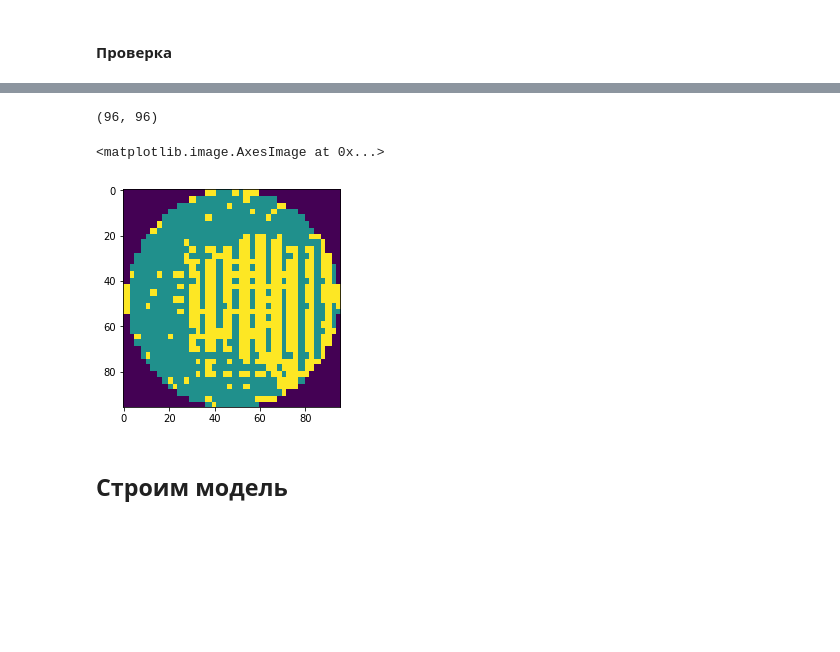
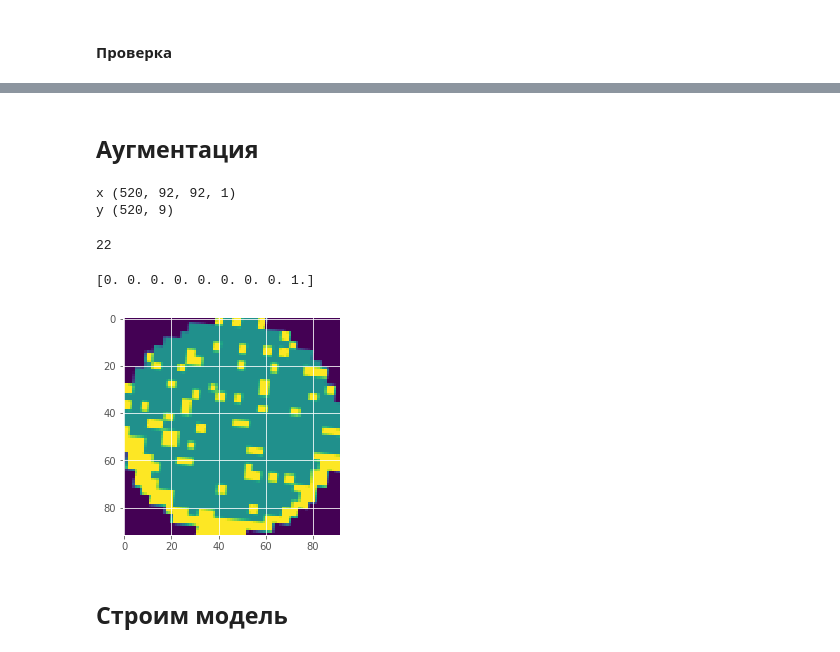
Before and after one commit to Keleas/Wafer_maps, a Jupyter notebook: WM-811k Wafermap.ipynb, the cells around one changed output, grey strips where cells are left out. Drawn from its saved outputs; the diff is of its cells as text; code cells hidden in the pictures; blank space fills up the shorter version.

```diff
--- a/WM-811k Wafermap.ipynb
+++ b/WM-811k Wafermap.ipynb
@@ -199,7 +210,7 @@ Using TensorFlow backend.
 # %%
 EPOCHS = 75
 INIT_LR = 1e-3
-IMAGE_DIMS = (96 , 96 , 1)
-BATCH_SIZE = 52
+IMAGE_DIMS = (92 , 92 , 1)
+BATCH_SIZE = 520
 # %% [markdown]
 ## Reshape всех карт
@@ -231,8 +271,8 @@ def make_image_gen(in_df, batch_size=BATCH_SIZE):
             out_class += [row.failureNum]
             if len(out_map) >= batch_size:
                 out_map = np.array(out_map)
-                out_map = out_map.reshape(out_map.shape[0], 96, 96, 1)
-                yield np.stack(out_map, 0), np.array(np_utils.to_categorical(out_class, num_classes=8))
+                out_map = out_map.reshape(out_map.shape[0], 92, 92, 1)
+                yield np.stack(out_map, 0), np.array(np_utils.to_categorical(out_class, num_classes=9))
                 out_map = []
                 out_class = []
 # %% [markdown]
@@ -265,12 +303,46 @@ Wall time: 7.98 ms
-# %%
-valid_x[0][:,:,0].shape
-# %% [output]
-(96, 96)
-# %%
-plt.imshow(valid_x[0][:,:,0])
-# %% [output]
-<matplotlib.image.AxesImage at 0x...>
-[figure, removed]
+# %% [markdown]
+## Аугментация
+# %%
+from keras.preprocessing.image import ImageDataGenerator
+
+dg_args = dict(featurewise_center = False,
+                  samplewise_center = False,
+                  rotation_range = 15,
+                  horizontal_flip = True,
+                  vertical_flip = True)
+
+image_gen = ImageDataGenerator(**dg_args)
+label_gen = ImageDataGenerator()
+
+def create_aug_gen(in_gen, seed = None):
+    np.random.seed(seed if seed is not None else np.random.choice(range(9999)))
+    for in_x, in_y in in_gen:
+        # keep the seeds syncronized otherwise the augmentation
+        # to the images is different from the masks
+        g_x = image_gen.flow(in_x,
+                             batch_size = in_x.shape[0])
+
+        yield next(g_x), in_y
+# %%
+train_gen = make_image_gen(train)
+train_x, train_y = next(train_gen)
+print('x', train_x.shape)
+print('y', train_y.shape)
+cur_gen = create_aug_gen(train_gen)
+t_x, t_y = next(cur_gen)
+
+gc.collect()
+# %% [output]
+x (520, 92, 92, 1)
+y (520, 9)
+22
+# %%
+n = 75
+plt.imshow(t_x[n,:,:,0])
+print(t_y[n])
+# %% [output]
+[0. 0. 0. 0. 0. 0. 0. 0. 1.]
+[figure, added]
 # %% [markdown]
 ## Строим модель
 # %%
```
Also changed, not shown: parts of 30 cells of this notebook, 2 other files.
